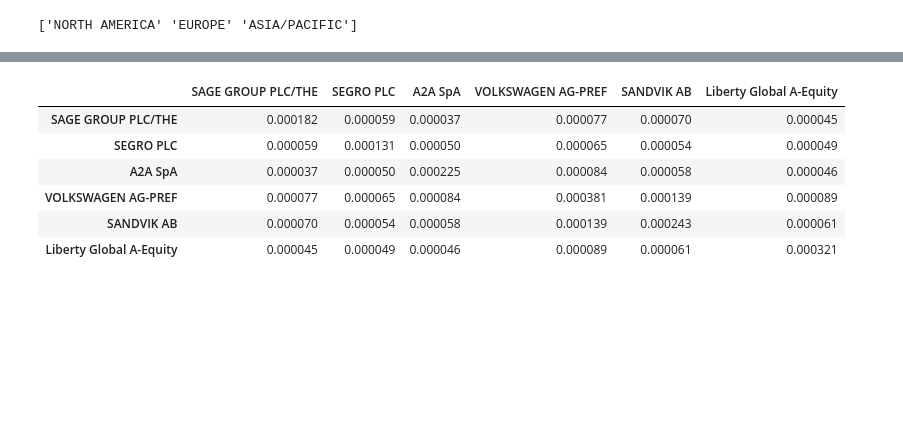
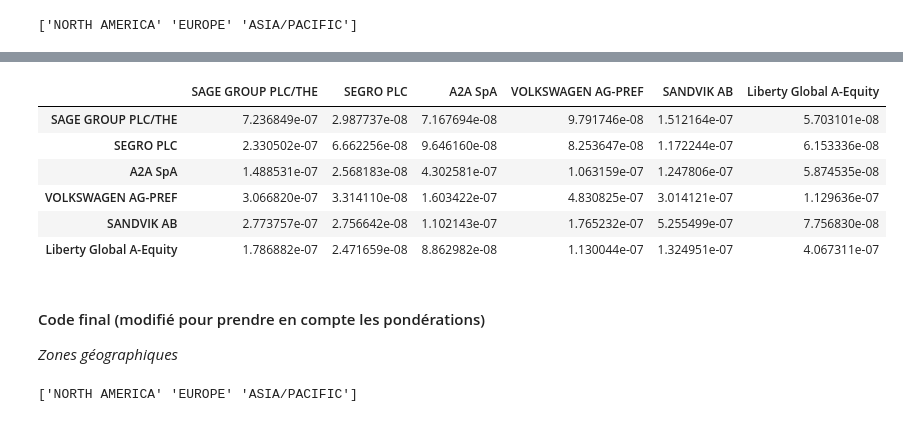
Before and after one commit to YvesAdl/BI_Finance_project, a Jupyter notebook: Facts sheet.ipynb, the cells around one changed output, grey strips where cells are left out. Drawn from its saved outputs; the diff is of its cells as text; code cells hidden in the pictures; blank space fills up the shorter version.

```diff
--- a/Facts sheet.ipynb
+++ b/Facts sheet.ipynb
@@ -48,7 +48,8 @@ ytd[P_portfolio].apply(lambda x : x/float(x.iloc[0])).plot(figsize=(20,10))
 <matplotlib.axes._subplots.AxesSubplot at 0x...>
 [figure]
 # %%
-ytd.iloc[0,42:62] = np.nan # Au temps 0, nous considérons qu'il n'y a pas de rentabilité connue.
+ytd.iloc[0,42:62] = np.nan# Au temps 0, nous considérons qu'il n'y a pas de rentabilité connue.
+ytd.iloc[0,1] = np.nan
 # %% [output]
 A value is trying to be set on a copy of a slice from a DataFrame.
 Try using .loc[row_indexer,col_indexer] = value instead
@@ -268,4 +259,5 @@ EU_securities = portfolio_mapping[portfolio_mapping.Geographical_zone==EU].index
 EU_perf = df.loc[EU_securities,'performance'].sum()
 # %%
 covar = pd.read_excel('portfolio.xlsx', sheet_name='Matrice Variance-Covariance', index_col=0)
+covar_pondere = covar*df['poids initiaux'].values.transpose()*df['poids initiaux'].values
 # %%
@@ -283,12 +275,20 @@ EU_var
 # %%
-covar[EU_securities].loc[EU_securities]
+covar_pondere[EU_securities].loc[EU_securities]
 # %% [output]
 |  | SAGE GROUP PLC/THE | SEGRO PLC | A2A SpA | VOLKSWAGEN AG-PREF | SANDVIK AB | Liberty Global A-Equity |
-| SAGE GROUP PLC/THE | 0.000182 | 0.000059 | 0.000037 | 0.000077 | 0.000070 | 0.000045 |
-| SEGRO PLC | 0.000059 | 0.000131 | 0.000050 | 0.000065 | 0.000054 | 0.000049 |
-| A2A SpA | 0.000037 | 0.000050 | 0.000225 | 0.000084 | 0.000058 | 0.000046 |
-| VOLKSWAGEN AG-PREF | 0.000077 | 0.000065 | 0.000084 | 0.000381 | 0.000139 | 0.000089 |
-| SANDVIK AB | 0.000070 | 0.000054 | 0.000058 | 0.000139 | 0.000243 | 0.000061 |
-| Liberty Global A-Equity | 0.000045 | 0.000049 | 0.000046 | 0.000089 | 0.000061 | 0.000321 |
+| SAGE GROUP PLC/THE | 7.236849e-07 | 2.987737e-08 | 7.167694e-08 | 9.791746e-08 | 1.512164e-07 | 5.703101e-08 |
+| SEGRO PLC | 2.330502e-07 | 6.662256e-08 | 9.646160e-08 | 8.253647e-08 | 1.172244e-07 | 6.153336e-08 |
+| A2A SpA | 1.488531e-07 | 2.568183e-08 | 4.302581e-07 | 1.063159e-07 | 1.247806e-07 | 5.874535e-08 |
+| VOLKSWAGEN AG-PREF | 3.066820e-07 | 3.314110e-08 | 1.603422e-07 | 4.830825e-07 | 3.014121e-07 | 1.129636e-07 |
+| SANDVIK AB | 2.773757e-07 | 2.756642e-08 | 1.102143e-07 | 1.765232e-07 | 5.255499e-07 | 7.756830e-08 |
+| Liberty Global A-Equity | 1.786882e-07 | 2.471659e-08 | 8.862982e-08 | 1.130044e-07 | 1.324951e-07 | 4.067311e-07 |
+# %% [markdown]
+#### Code final (modifié pour prendre en compte les pondérations)
+
+*Zones géographiques*
+# %%
+zone = portfolio_mapping.Geographical_zone.drop_duplicates().values;print(zone)
+# %% [output]
+['NORTH AMERICA' 'EUROPE' 'ASIA/PACIFIC']
 # %%
 data_zone = {'Zone':[],
```
Also changed, not shown: parts of 53 cells of this notebook.
